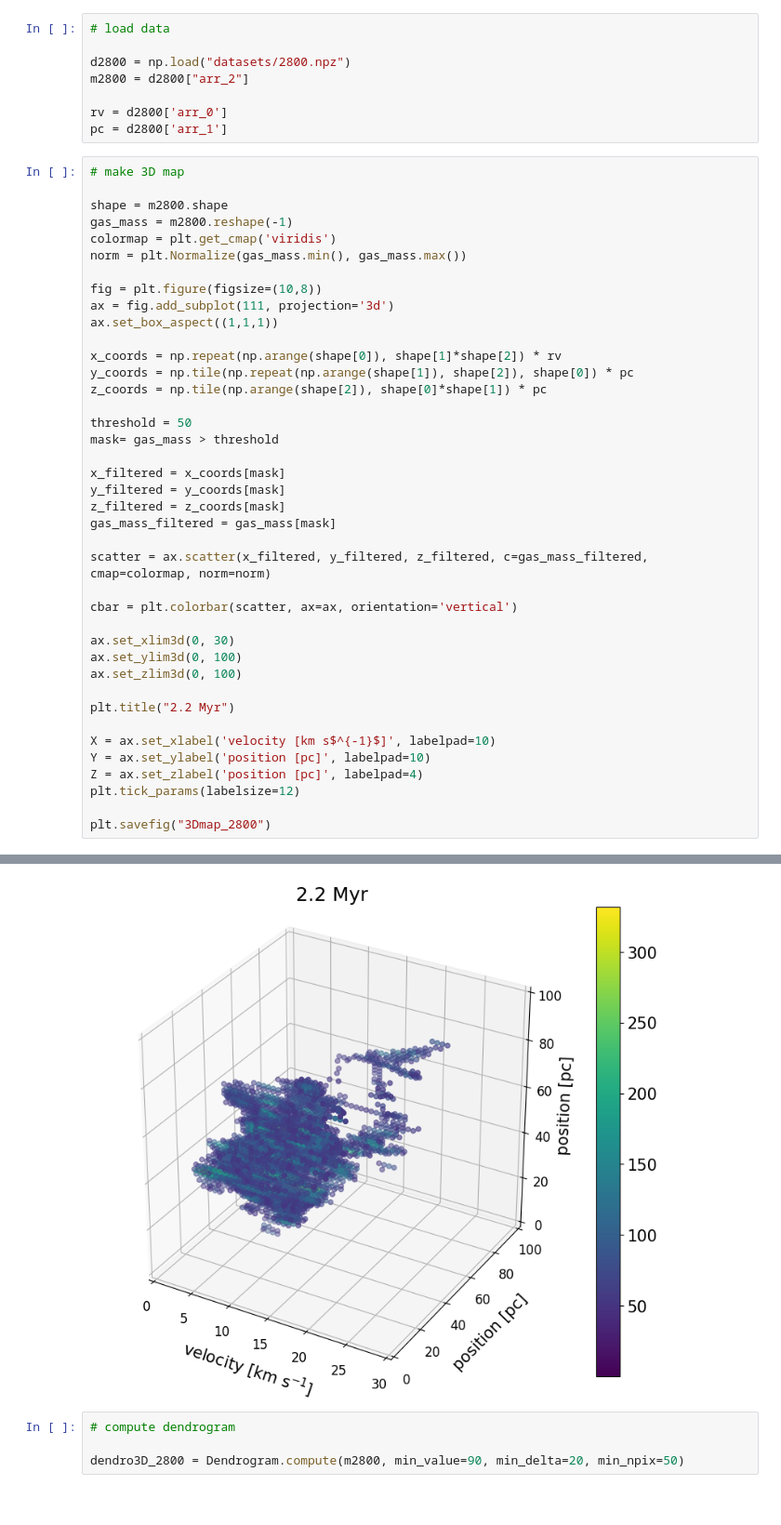
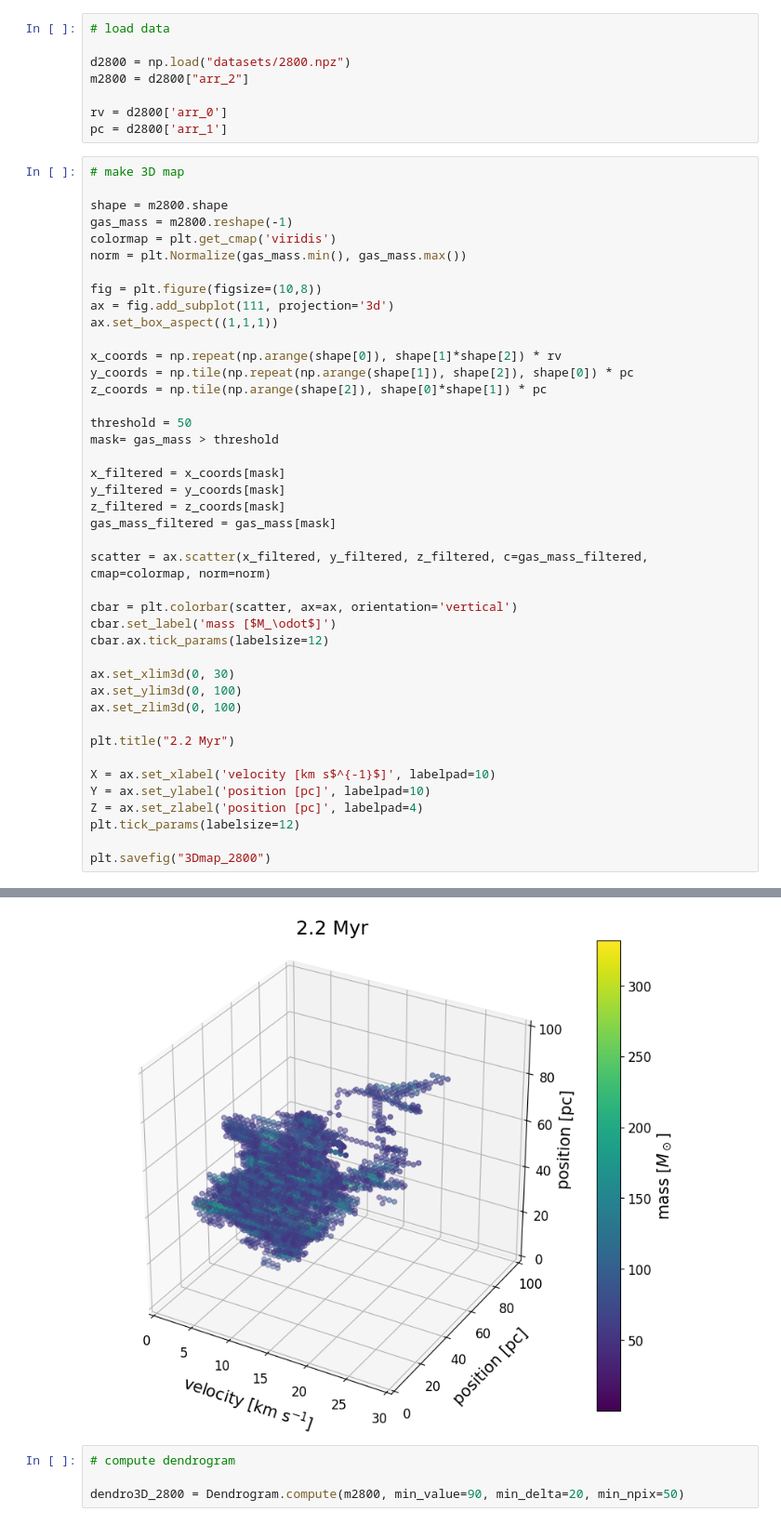
Before and after one commit to kotora260/StarGen, a Jupyter notebook: dendro3D_2800.ipynb, the cells around one changed output, grey strips where cells are left out. Shown at 93% size. Saved outputs shown, nothing was run; the diff lists cells and outputs as text.

```diff
--- a/dendro3D_2800.ipynb
+++ b/dendro3D_2800.ipynb
@@ -46,6 +46,8 @@ gas_mass_filtered = gas_mass[mask]
 scatter = ax.scatter(x_filtered, y_filtered, z_filtered, c=gas_mass_filtered, cmap=colormap, norm=norm)
 
 cbar = plt.colorbar(scatter, ax=ax, orientation='vertical')
+cbar.set_label('mass [$M_\odot$]')
+cbar.ax.tick_params(labelsize=12)
 
 ax.set_xlim3d(0, 30)
 ax.set_ylim3d(0, 100)
@@ -63,4 +72,4 @@ plt.savefig("3Dmap_2800")
-[figure, old version]
+[figure, new version]
 # %%
 # compute dendrogram
 
```
Also changed, not shown: parts of 3 cells of this notebook, 7 other files.
